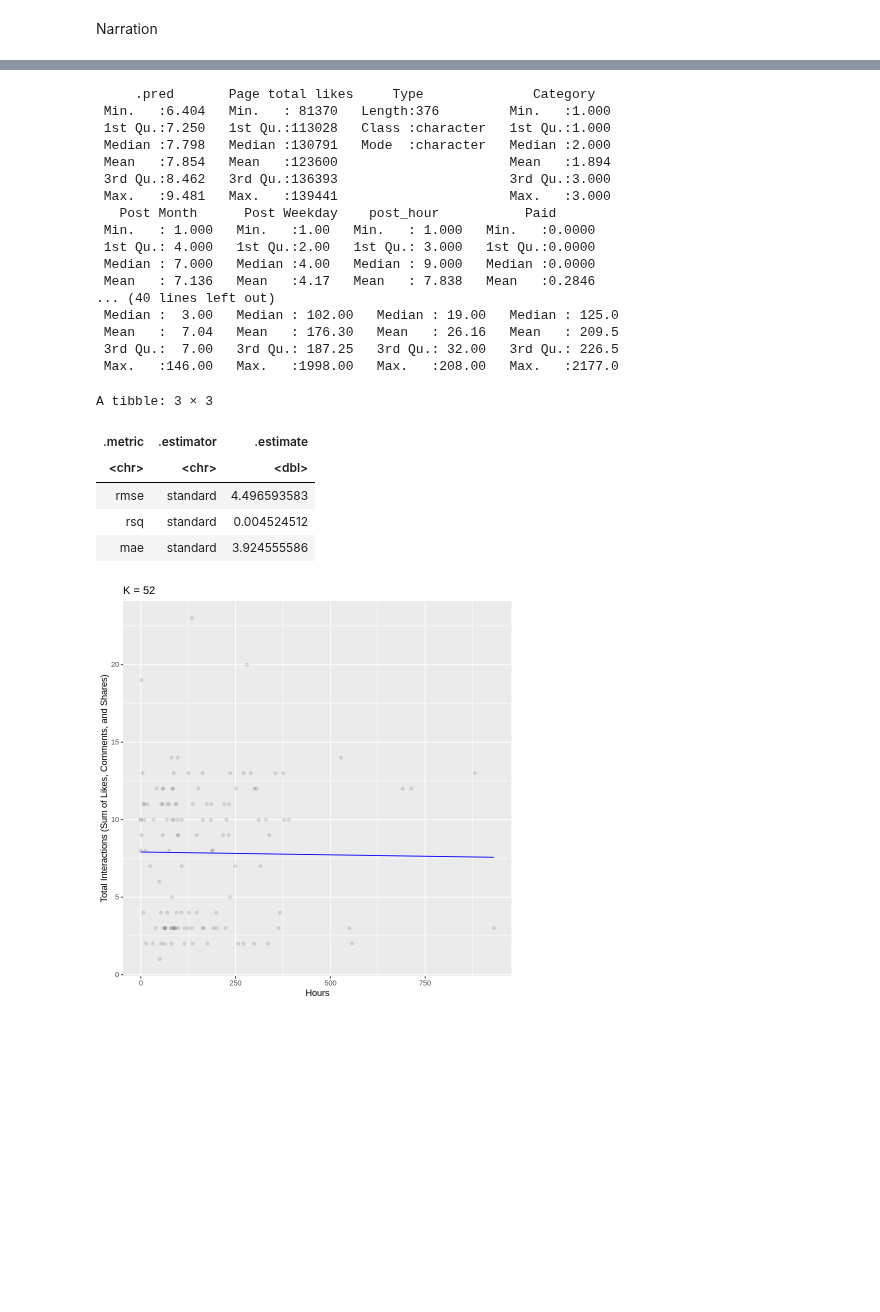
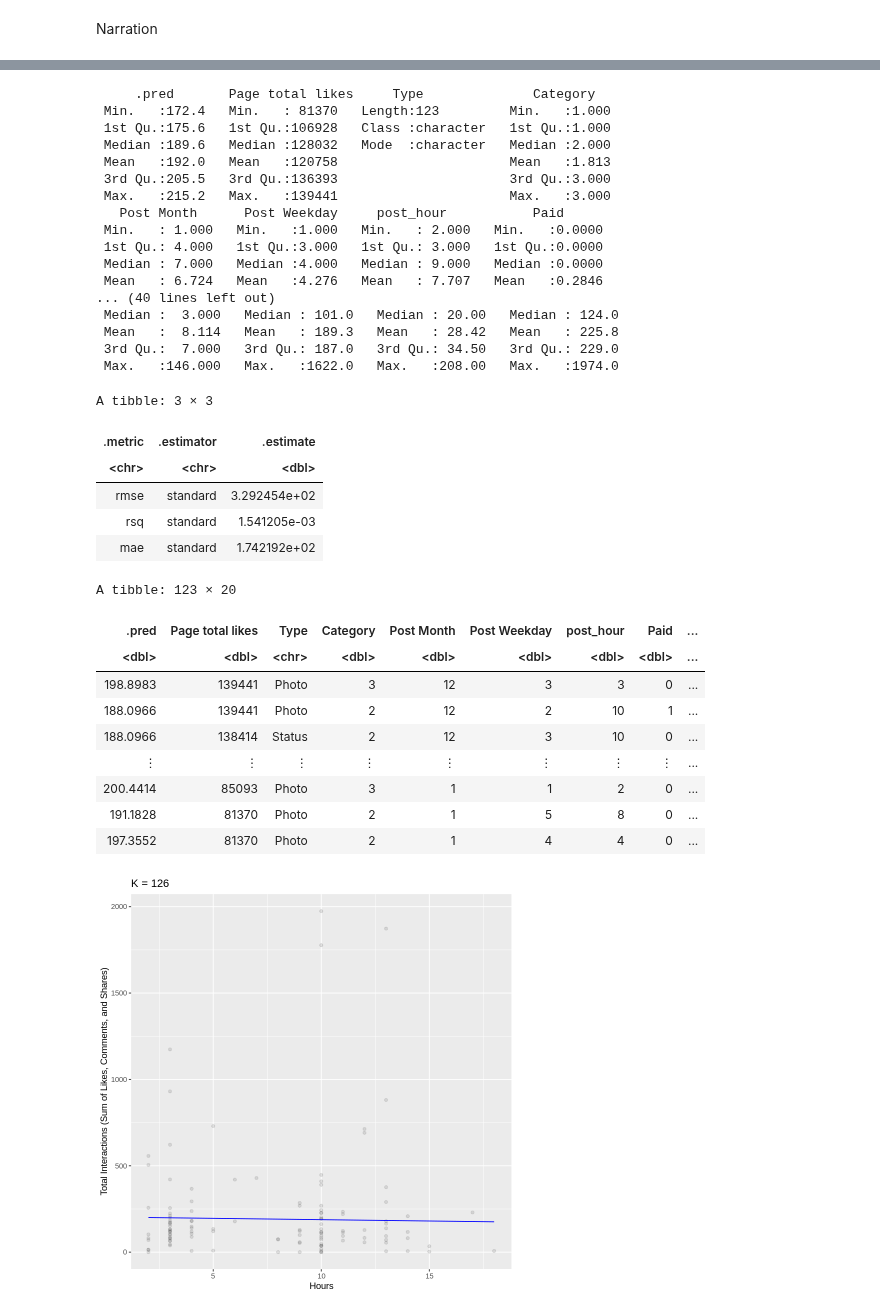
Before and after one commit to amellios/data_science_woohoo, a Jupyter notebook: Final Project Analysis.ipynb, the cells around one changed output, grey strips where cells are left out. Saved outputs shown, nothing was run; the diff lists cells and outputs as text; code cells hidden in the pictures; blank space fills up the shorter version.

Commit message:
Changed to predict total interactions from post hour

```diff
--- a/Final Project Analysis.ipynb
+++ b/Final Project Analysis.ipynb
@@ -84,7 +102,7 @@ facebook_filtered <- facebook_1 %>% filter(total_interactions < 5000)
 
 #Split into training (75 percent of data set) and test data
 set.seed(2021)
-facebook_split <- initial_split(facebook_filtered, prop = 0.75, strata = post_hour)
+facebook_split <- initial_split(facebook_filtered, prop = 0.75, strata = total_interactions)
 facebook_train <- training(facebook_split)
 facebook_test <- testing(facebook_split)
 
@@ -143,7 +161,7 @@ This makes sense to have no correlation considering there shouldn't be a relatio
 # %%
 set.seed(2021)
 #Recipe for Post Hour
-facebook_recipe <- recipe(post_hour ~ total_interactions, data = facebook_train) %>%
+facebook_recipe <- recipe(total_interactions ~ post_hour, data = facebook_train) %>%
                    step_scale(all_predictors()) %>%
                    step_center(all_predictors())
 #Model
@@ -152,7 +170,7 @@ facebook_spec <- nearest_neighbor(weight_func = "rectangular", neighbors = tune(
                  set_mode("regression")
 
 #5 fold cross validation
-facebook_vfold <- vfold_cv(facebook_train, v = 5, strata = post_hour)
+facebook_vfold <- vfold_cv(facebook_train, v = 5, strata = total_interactions)
 
 #workflow
 facebook_workflow <- workflow() %>%
@@ -241,56 +259,66 @@ A tibble: 123 × 20
 summary(facebook_preds)
 # %% [output]
      .pred       Page total likes     Type              Category
- Min.   :6.404   Min.   : 81370   Length:376         Min.   :1.000
- 1st Qu.:7.250   1st Qu.:113028   Class :character   1st Qu.:1.000
- Median :7.798   Median :130791   Mode  :character   Median :2.000
- Mean   :7.854   Mean   :123600                      Mean   :1.894
- 3rd Qu.:8.462   3rd Qu.:136393                      3rd Qu.:3.000
- Max.   :9.481   Max.   :139441                      Max.   :3.000
-   Post Month      Post Weekday    post_hour           Paid
- Min.   : 1.000   Min.   :1.00   Min.   : 1.000   Min.   :0.0000
- 1st Qu.: 4.000   1st Qu.:2.00   1st Qu.: 3.000   1st Qu.:0.0000
- Median : 7.000   Median :4.00   Median : 9.000   Median :0.0000
- Mean   : 7.136   Mean   :4.17   Mean   : 7.838   Mean   :0.2846
+ Min.   :172.4   Min.   : 81370   Length:123         Min.   :1.000
+ 1st Qu.:175.6   1st Qu.:106928   Class :character   1st Qu.:1.000
+ Median :189.6   Median :128032   Mode  :character   Median :2.000
+ Mean   :192.0   Mean   :120758                      Mean   :1.813
+ 3rd Qu.:205.5   3rd Qu.:136393                      3rd Qu.:3.000
+ Max.   :215.2   Max.   :139441                      Max.   :3.000
+   Post Month      Post Weekday     post_hour           Paid
+ Min.   : 1.000   Min.   :1.000   Min.   : 2.000   Min.   :0.0000
+ 1st Qu.: 4.000   1st Qu.:3.000   1st Qu.: 3.000   1st Qu.:0.0000
+ Median : 7.000   Median :4.000   Median : 9.000   Median :0.0000
+ Mean   : 6.724   Mean   :4.276   Mean   : 7.707   Mean   :0.2846
 ... (40 lines left out)
- Median :  3.00   Median : 102.00   Median : 19.00   Median : 125.0
- Mean   :  7.04   Mean   : 176.30   Mean   : 26.16   Mean   : 209.5
- 3rd Qu.:  7.00   3rd Qu.: 187.25   3rd Qu.: 32.00   3rd Qu.: 226.5
- Max.   :146.00   Max.   :1998.00   Max.   :208.00   Max.   :2177.0
+ Median :  3.000   Median : 101.0   Median : 20.00   Median : 124.0
+ Mean   :  8.114   Mean   : 189.3   Mean   : 28.42   Mean   : 225.8
+ 3rd Qu.:  7.000   3rd Qu.: 187.0   3rd Qu.: 34.50   3rd Qu.: 229.0
+ Max.   :146.000   Max.   :1622.0   Max.   :208.00   Max.   :1974.0
 # %%
 fb_spec <- linear_reg() %>%
     set_engine("lm") %>%
     set_mode("regression")
 
-fb_recipe <- recipe(post_hour ~ total_interactions, data = facebook_train)
+fb_recipe <- recipe(total_interactions ~ post_hour, data = facebook_train)
 
 fb_fit <- workflow() %>%
     add_recipe(fb_recipe) %>%
     add_model(fb_spec) %>%
     fit(data = facebook_train)
 
 fb_test_results <- fb_fit %>%
     predict(facebook_test) %>%
     bind_cols(facebook_test) %>%
-    metrics(truth = post_hour, estimate = .pred)
+    metrics(truth = total_interactions, estimate = .pred)
 fb_test_results
 
 facebook_linear_preds <- fb_fit %>%
                    predict(facebook_test) %>%
                    bind_cols(facebook_test)
-
-facebook_plot_final <- ggplot(facebook_linear_preds, aes(x = total_interactions, y = post_hour)) +
+facebook_linear_preds
+facebook_plot_final <- ggplot(facebook_linear_preds, aes(x = post_hour, y = total_interactions)) +
                        geom_point(alpha = 0.1) +
                        xlab("Hours") +
-                      ylab("Total Interactions (Sum of Likes, Comments, and Shares)") +
-                      geom_line(data = facebook_linear_preds, aes(x = total_interactions, y = .pred), color = "blue") +
-                      ggtitle(paste0("K = ", k_min))
+                       ylab("Total Interactions (Sum of Likes, Comments, and Shares)") +
+                       geom_line(data = facebook_linear_preds, aes(x = post_hour, y = .pred), color = "blue") +
+                       ggtitle(paste0("K = ", k_min))
 facebook_plot_final
 # %% [output]
 A tibble: 3 × 3
 | .metric | .estimator | .estimate |
 | <chr> | <chr> | <dbl> |
-| rmse | standard | 4.496593583 |
-| rsq | standard | 0.004524512 |
-| mae | standard | 3.924555586 |
+| rmse | standard | 3.292454e+02 |
+| rsq | standard | 1.541205e-03 |
+| mae | standard | 1.742192e+02 |
+A tibble: 123 × 20
+| .pred | Page total likes | Type | Category | Post Month | Post Weekday | post_hour | Paid | ... |
+| <dbl> | <dbl> | <chr> | <dbl> | <dbl> | <dbl> | <dbl> | <dbl> | ... |
+| 198.8983 | 139441 | Photo | 3 | 12 | 3 | 3 | 0 | ... |
+| 188.0966 | 139441 | Photo | 2 | 12 | 2 | 10 | 1 | ... |
+| 188.0966 | 138414 | Status | 2 | 12 | 3 | 10 | 0 | ... |
+| ⋮ | ⋮ | ⋮ | ⋮ | ⋮ | ⋮ | ⋮ | ⋮ | ... |
+| 200.4414 | 85093 | Photo | 3 | 1 | 1 | 2 | 0 | ... |
+| 191.1828 | 81370 | Photo | 2 | 1 | 5 | 8 | 0 | ... |
+| 197.3552 | 81370 | Photo | 2 | 1 | 4 | 4 | 0 | ... |
-[figure, old version]
+[figure, new version]
```
Also changed, not shown: parts of 6 cells of this notebook.
